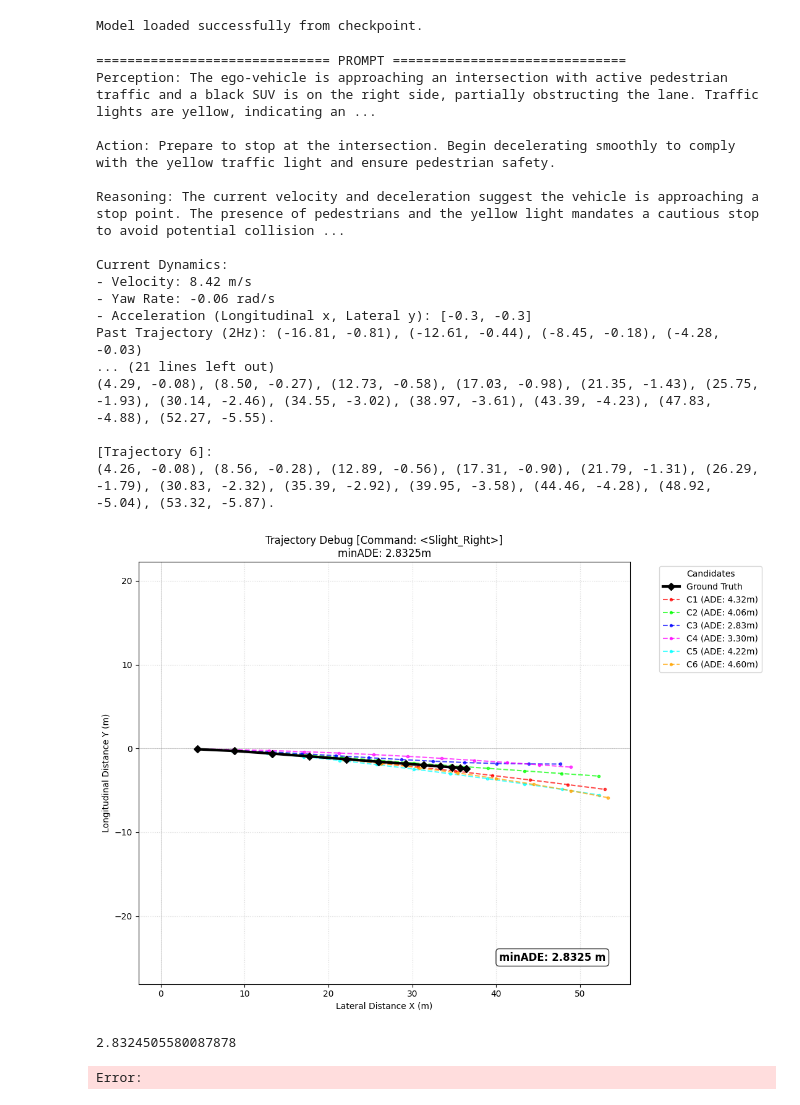
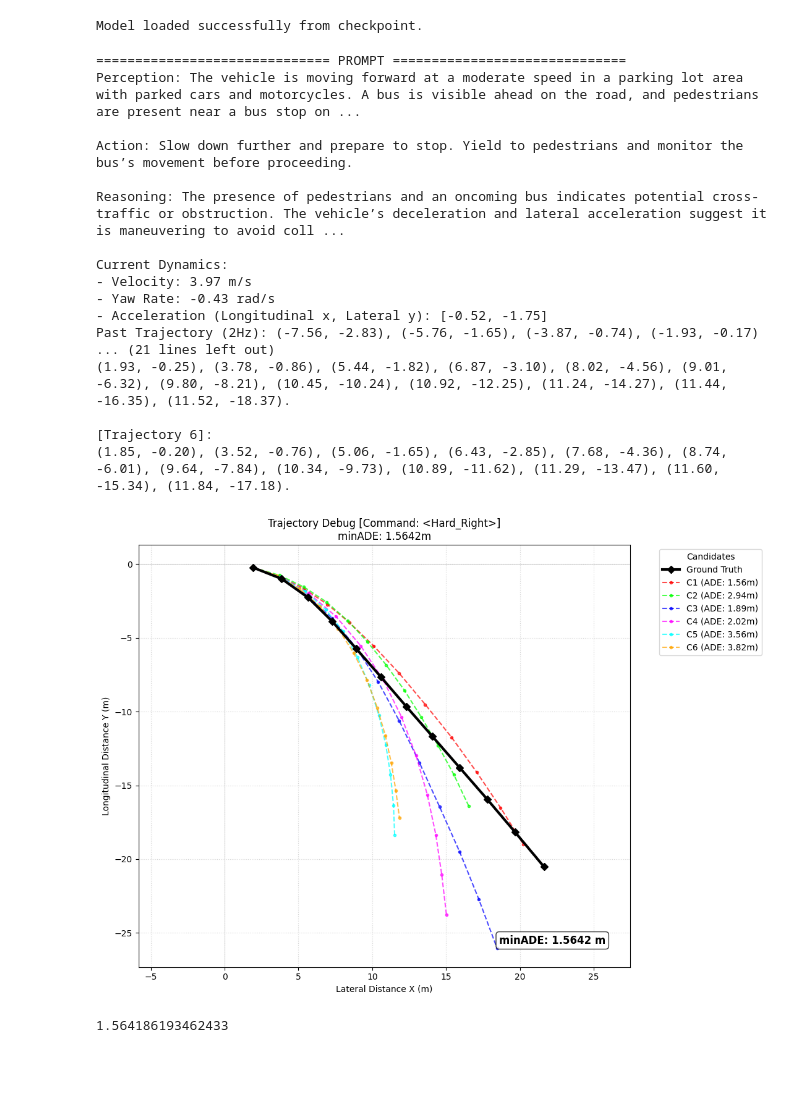
Before and after one commit to TAMU-CVRL/NaviDrive, a Jupyter notebook: demo/inference.ipynb, the cells around one changed output. Drawn from its saved outputs; the diff is of its cells as text; code cells hidden in the pictures; blank space fills up the shorter version.

```diff
--- a/demo/inference.ipynb
+++ b/demo/inference.ipynb
@@ -81,26 +81,25 @@ def plot_debug_results(pred_outputs, gt_wp_raw, command="Unknown"):
 
     return min_ade
 # %%
-outputs, gt_wp, command = trainer.inference_once(temperature=0.7, top_p=0.8, sample_index=26)
+outputs, gt_wp, command = trainer.inference_once(temperature=0.7, top_p=0.8, sample_index=12)
 plot_debug_results(outputs, gt_wp, command)
 # %% [output]
 ============================== PROMPT ==============================
-Perception: The ego-vehicle is approaching an intersection with active pedestrian traffic and a black SUV is on the right side, partially obstructing the lane. Traffic lights are yellow, indicating an ...
+Perception: The vehicle is moving forward at a moderate speed in a parking lot area with parked cars and motorcycles. A bus is visible ahead on the road, and pedestrians are present near a bus stop on ...
 
-Action: Prepare to stop at the intersection. Begin decelerating smoothly to comply with the yellow traffic light and ensure pedestrian safety.
+Action: Slow down further and prepare to stop. Yield to pedestrians and monitor the bus’s movement before proceeding.
 
-Reasoning: The current velocity and deceleration suggest the vehicle is approaching a stop point. The presence of pedestrians and the yellow light mandates a cautious stop to avoid potential collision ...
+Reasoning: The presence of pedestrians and an oncoming bus indicates potential cross-traffic or obstruction. The vehicle’s deceleration and lateral acceleration suggest it is maneuvering to avoid coll ...
 
 Current Dynamics:
-- Velocity: 8.42 m/s
-- Yaw Rate: -0.06 rad/s
-- Acceleration (Longitudinal x, Lateral y): [-0.3, -0.3]
-Past Trajectory (2Hz): (-16.81, -0.81), (-12.61, -0.44), (-8.45, -0.18), (-4.28, -0.03)
+- Velocity: 3.97 m/s
+- Yaw Rate: -0.43 rad/s
+- Acceleration (Longitudinal x, Lateral y): [-0.52, -1.75]
+Past Trajectory (2Hz): (-7.56, -2.83), (-5.76, -1.65), (-3.87, -0.74), (-1.93, -0.17)
 ... (21 lines left out)
-(4.29, -0.08), (8.50, -0.27), (12.73, -0.58), (17.03, -0.98), (21.35, -1.43), (25.75, -1.93), (30.14, -2.46), (34.55, -3.02), (38.97, -3.61), (43.39, -4.23), (47.83, -4.88), (52.27, -5.55).
+(1.93, -0.25), (3.78, -0.86), (5.44, -1.82), (6.87, -3.10), (8.02, -4.56), (9.01, -6.32), (9.80, -8.21), (10.45, -10.24), (10.92, -12.25), (11.24, -14.27), (11.44, -16.35), (11.52, -18.37).
 
 [Trajectory 6]:
-(4.26, -0.08), (8.56, -0.28), (12.89, -0.56), (17.31, -0.90), (21.79, -1.31), (26.29, -1.79), (30.83, -2.32), (35.39, -2.92), (39.95, -3.58), (44.46, -4.28), (48.92, -5.04), (53.32, -5.87).
+(1.85, -0.20), (3.52, -0.76), (5.06, -1.65), (6.43, -2.85), (7.68, -4.36), (8.74, -6.01), (9.64, -7.84), (10.34, -9.73), (10.89, -11.62), (11.29, -13.47), (11.60, -15.34), (11.84, -17.18).
-[figure, old version]
+[figure, new version]
-2.8324505580087878
+1.564186193462433
-Error:
```
Also changed, not shown: 10 other files.
